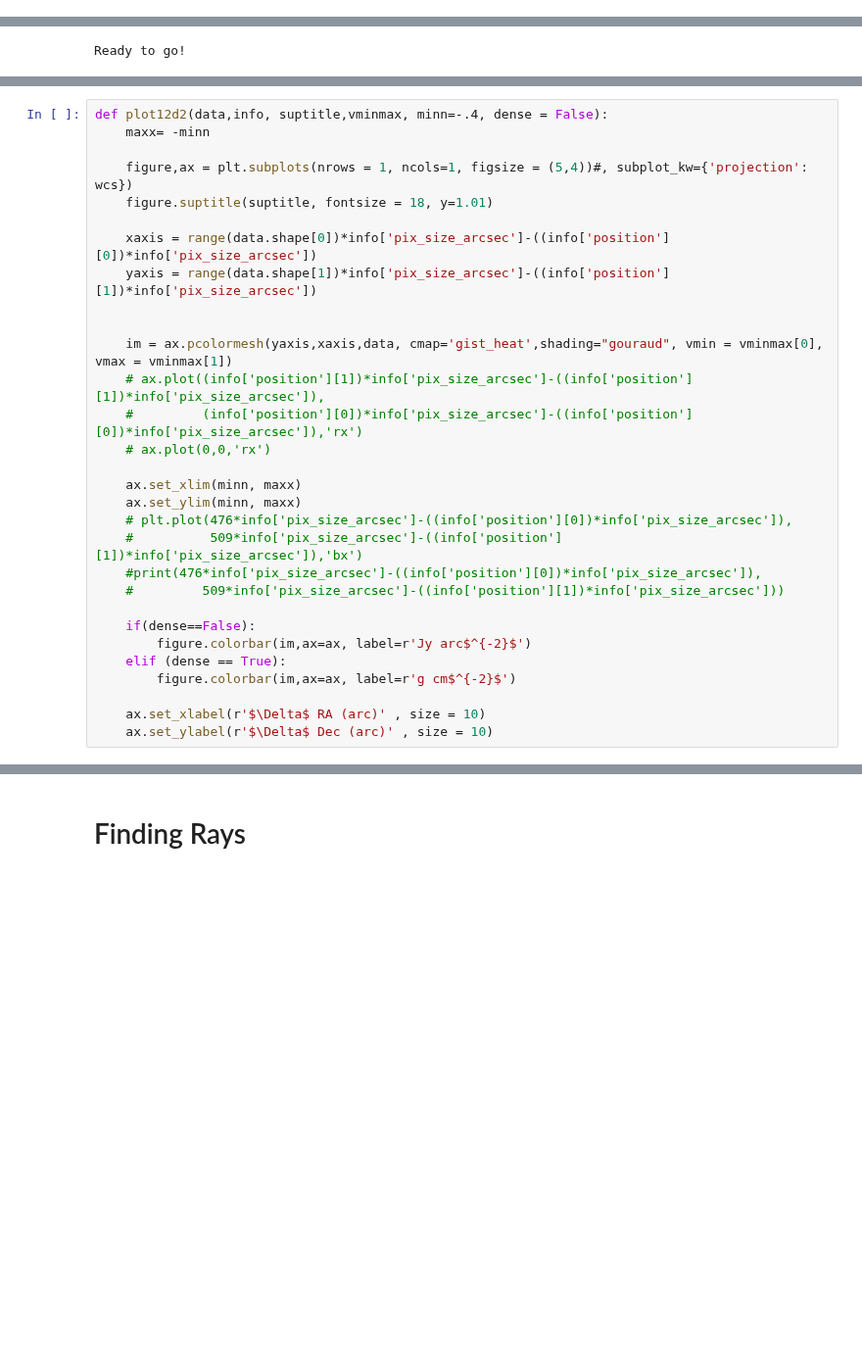
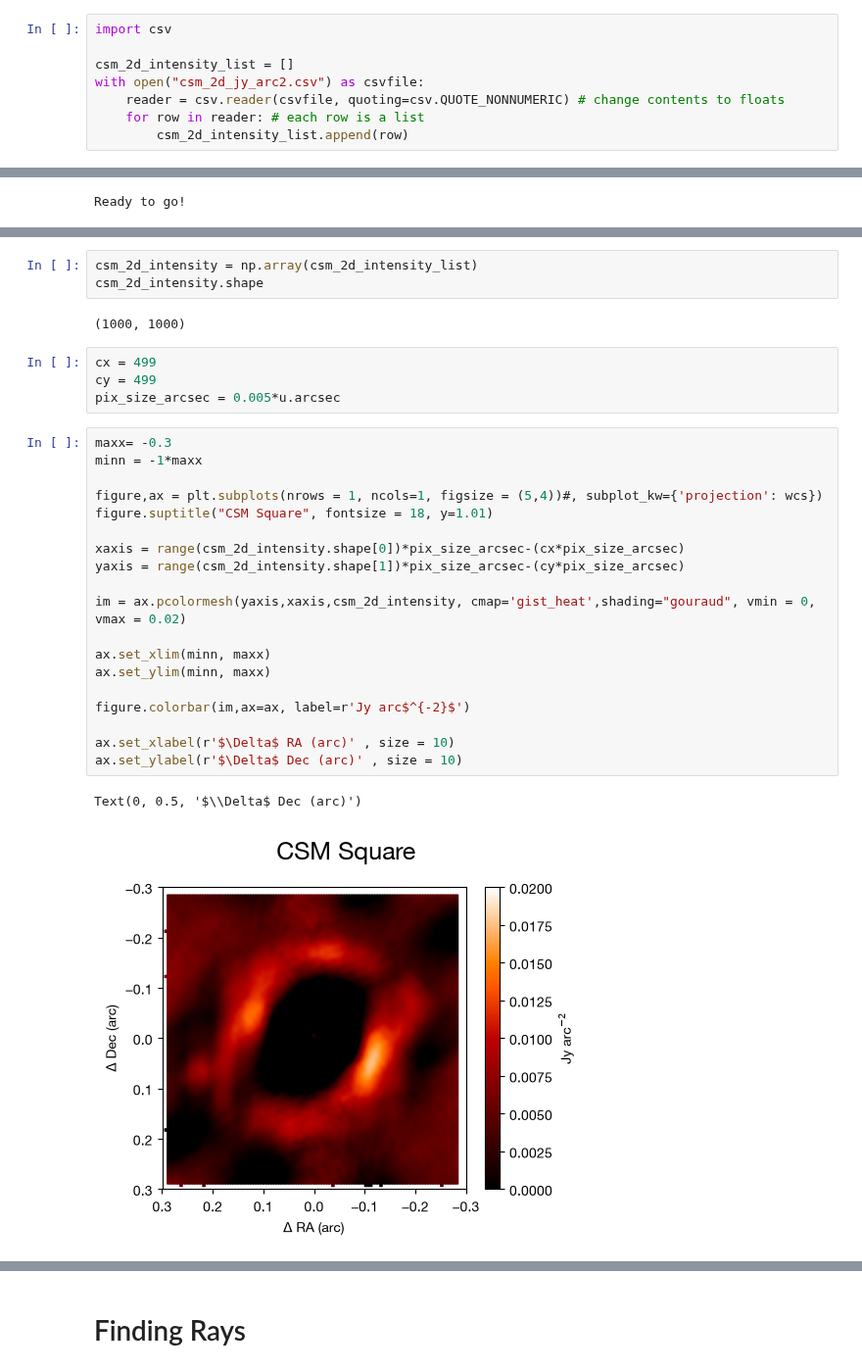
Before and after one commit to imanbeh/csm_pipeline, a Jupyter notebook: medhigh_abel_interpolation.ipynb, the cells around one changed output, grey strips where cells are left out. Shown at 98% size. Drawn from its saved outputs; the diff is of its cells as text; blank space fills up the shorter version.

```diff
--- a/medhigh_abel_interpolation.ipynb
+++ b/medhigh_abel_interpolation.ipynb
@@ -8,6 +8,14 @@ pwd
 cd Users/ibehbehani/csm_pipeline/
 # %% [output]
 /Users/ibehbehani/csm_pipeline
+# %%
+import csv
+
+csm_2d_intensity_list = []
+with open("csm_2d_jy_arc2.csv") as csvfile:
+    reader = csv.reader(csvfile, quoting=csv.QUOTE_NONNUMERIC) # change contents to floats
+    for row in reader: # each row is a list
+        csm_2d_intensity_list.append(row)
 # %%
 from conv_reproj import match
 from align_and_diff import a_d
@@ -180,30 +42,31 @@ plot_2d(data_plot3, info3, vminmax,minn=-.5, suptitle = "2D Radial Intensity and
+# %%
+csm_2d_intensity = np.array(csm_2d_intensity_list)
+csm_2d_intensity.shape
+# %% [output]
+(1000, 1000)
+# %%
+cx = 499
+cy = 499
+pix_size_arcsec = 0.005*u.arcsec
 # %%
-def plot12d2(data,info, suptitle,vminmax, minn=-.4, dense = False):
-    maxx= -minn
+maxx= -0.3
+minn = -1*maxx
 
-    figure,ax = plt.subplots(nrows = 1, ncols=1, figsize = (5,4))#, subplot_kw={'projection': wcs})
-    figure.suptitle(suptitle, fontsize = 18, y=1.01)
+figure,ax = plt.subplots(nrows = 1, ncols=1, figsize = (5,4))#, subplot_kw={'projection': wcs})
+figure.suptitle("CSM Square", fontsize = 18, y=1.01)
 
-    xaxis = range(data.shape[0])*info['pix_size_arcsec']-((info['position'][0])*info['pix_size_arcsec'])
-    yaxis = range(data.shape[1])*info['pix_size_arcsec']-((info['position'][1])*info['pix_size_arcsec'])
+xaxis = range(csm_2d_intensity.shape[0])*pix_size_arcsec-(cx*pix_size_arcsec)
+yaxis = range(csm_2d_intensity.shape[1])*pix_size_arcsec-(cy*pix_size_arcsec)
 
+im = ax.pcolormesh(yaxis,xaxis,csm_2d_intensity, cmap='gist_heat',shading="gouraud", vmin = 0, vmax = 0.02)
 
-    im = ax.pcolormesh(yaxis,xaxis,data, cmap='gist_heat',shading="gouraud", vmin = vminmax[0], vmax = vminmax[1])
-    # ax.plot((info['position'][1])*info['pix_size_arcsec']-((info['position'][1])*info['pix_size_arcsec']),
-    #         (info['position'][0])*info['pix_size_arcsec']-((info['position'][0])*info['pix_size_arcsec']),'rx')
-    # ax.plot(0,0,'rx')
+ax.set_xlim(minn, maxx)
+ax.set_ylim(minn, maxx)
 
-    ax.set_xlim(minn, maxx)
-    ax.set_ylim(minn, maxx)
-    # plt.plot(476*info['pix_size_arcsec']-((info['position'][0])*info['pix_size_arcsec']),
-    #          509*info['pix_size_arcsec']-((info['position'][1])*info['pix_size_arcsec']),'bx')
-    #print(476*info['pix_size_arcsec']-((info['position'][0])*info['pix_size_arcsec']),
-    #         509*info['pix_size_arcsec']-((info['position'][1])*info['pix_size_arcsec']))
+figure.colorbar(im,ax=ax, label=r'Jy arc$^{-2}$')
 
-    if(dense==False):
-        figure.colorbar(im,ax=ax, label=r'Jy arc$^{-2}$')
-    elif (dense == True):
-        figure.colorbar(im,ax=ax, label=r'g cm$^{-2}$')
-
-    ax.set_xlabel(r'$\Delta$ RA (arc)' , size = 10)
-    ax.set_ylabel(r'$\Delta$ Dec (arc)' , size = 10)
+ax.set_xlabel(r'$\Delta$ RA (arc)' , size = 10)
+ax.set_ylabel(r'$\Delta$ Dec (arc)' , size = 10)
+# %% [output]
+Text(0, 0.5, '$\\Delta$ Dec (arc)')
+[figure, added]
```
Also changed, not shown: parts of 31 cells of this notebook, 1 other file.
